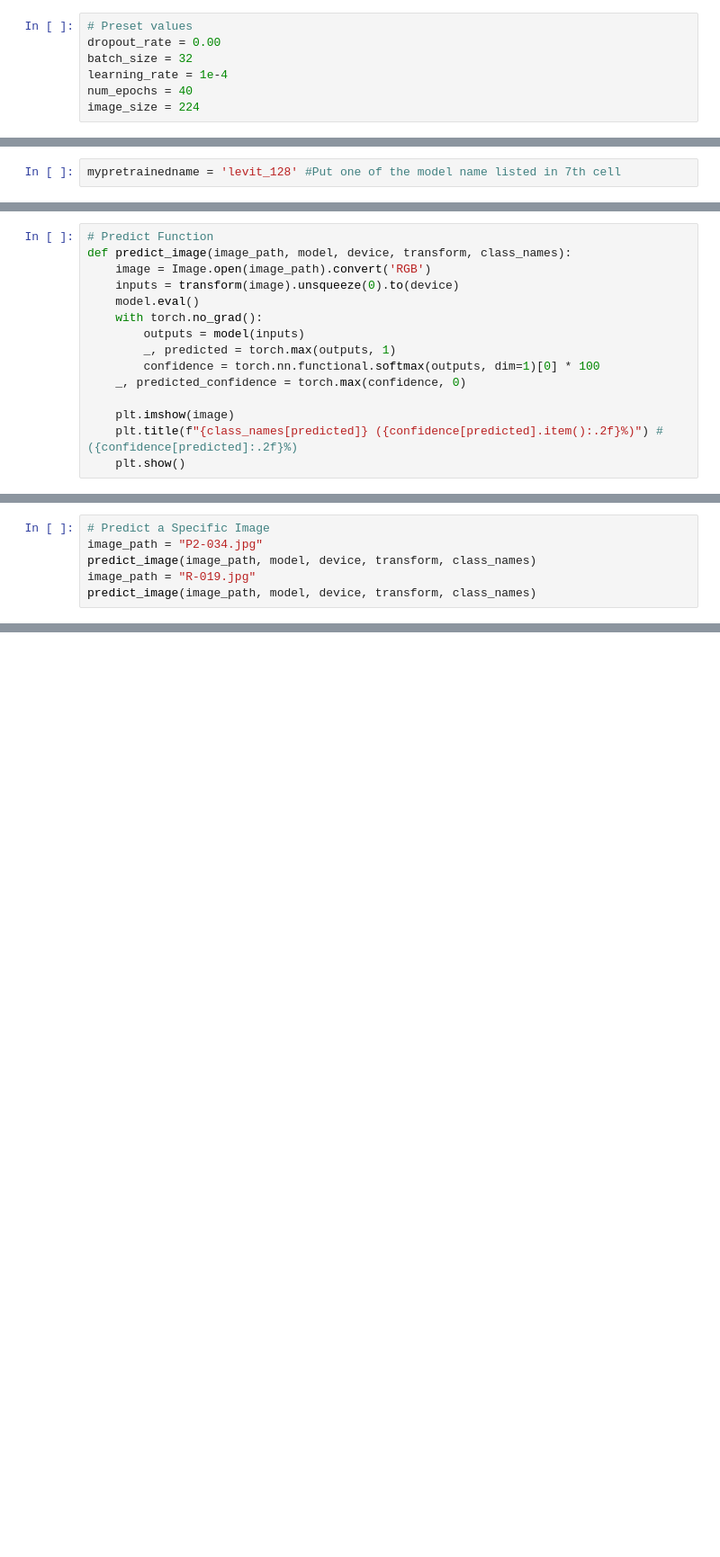
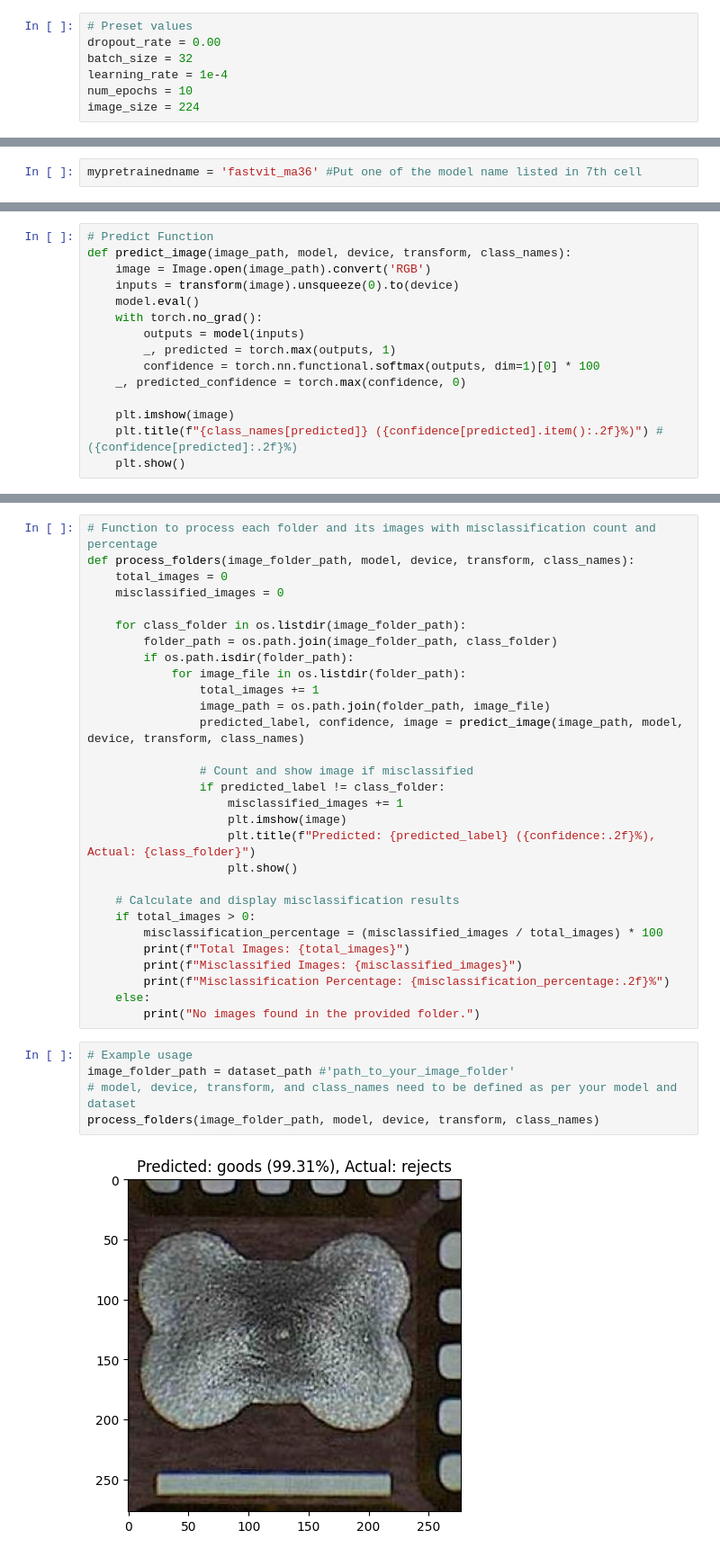
Before and after one commit to theerawatramchuen/classif_timm, a Jupyter notebook: timm_classif.ipynb, the cells around one changed output, grey strips where cells are left out. Shown: that part at 90% size. Cells and saved outputs as stored; diff of their text form; blank space fills up the shorter version.

```diff
--- a/timm_classif.ipynb
+++ b/timm_classif.ipynb
@@ -23,7 +23,7 @@ dataset_path = 'F:/vit_custom_img_classif/key_desc_org'  # Update this path
 dropout_rate = 0.00
 batch_size = 32
 learning_rate = 1e-4
-num_epochs = 40
+num_epochs = 10
 image_size = 224
 # %%
 # Data augmentation and normalization for training
@@ -62,5 +79,5 @@ all_models
 # %%
-mypretrainedname = 'levit_128' #Put one of the model name listed in 7th cell
+mypretrainedname = 'fastvit_ma36' #Put one of the model name listed in 7th cell
 # %%
 # Load pre-trained ViT model with specified dropout rate
 model = timm.create_model(mypretrainedname, pretrained=True, num_classes=num_classes, drop_rate=dropout_rate)
@@ -193,6 +224,0 @@ model.load_state_dict(loaded_weights)
-# %%
-# Predict a Specific Image
-image_path = "P2-034.jpg"
-predict_image(image_path, model, device, transform, class_names)
-image_path = "R-019.jpg"
-predict_image(image_path, model, device, transform, class_names)
@@ -198,0 +251,36 @@ predict_image(image_path, model, device, transform, class_names)
+# %%
+# Function to process each folder and its images with misclassification count and percentage
+def process_folders(image_folder_path, model, device, transform, class_names):
+    total_images = 0
+    misclassified_images = 0
+
+    for class_folder in os.listdir(image_folder_path):
+        folder_path = os.path.join(image_folder_path, class_folder)
+        if os.path.isdir(folder_path):
+            for image_file in os.listdir(folder_path):
+                total_images += 1
+                image_path = os.path.join(folder_path, image_file)
+                predicted_label, confidence, image = predict_image(image_path, model, device, transform, class_names)
+
+                # Count and show image if misclassified
+                if predicted_label != class_folder:
+                    misclassified_images += 1
+                    plt.imshow(image)
+                    plt.title(f"Predicted: {predicted_label} ({confidence:.2f}%), Actual: {class_folder}")
+                    plt.show()
+
+    # Calculate and display misclassification results
+    if total_images > 0:
+        misclassification_percentage = (misclassified_images / total_images) * 100
+        print(f"Total Images: {total_images}")
+        print(f"Misclassified Images: {misclassified_images}")
+        print(f"Misclassification Percentage: {misclassification_percentage:.2f}%")
+    else:
+        print("No images found in the provided folder.")
+# %%
+# Example usage
+image_folder_path = dataset_path #'path_to_your_image_folder'
+# model, device, transform, and class_names need to be defined as per your model and dataset
+process_folders(image_folder_path, model, device, transform, class_names)
+# %% [output]
+[figure, added]
```
Also changed, not shown: parts of 14 cells of this notebook.
